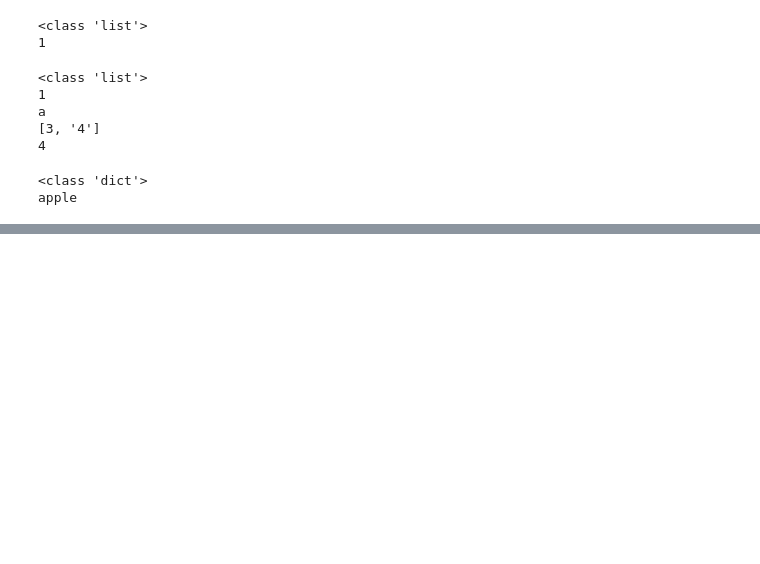
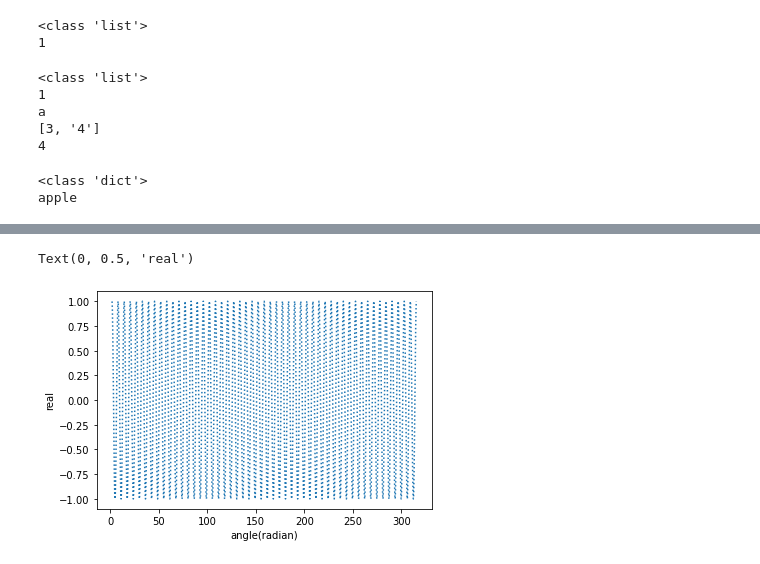
Before and after one commit to Junse0/-, a Jupyter notebook: merged.ipynb, the cells around one changed output, grey strips where cells are left out. Cells and saved outputs as stored; diff of their text form; code cells hidden in the pictures; blank space fills up the shorter version.

```diff
--- a/merged.ipynb
+++ b/merged.ipynb
@@ -45,0 +348,10 @@ apple
+# %%
+# x값에 theta가 들어간다면...
+plt.plot(theta, s, ':')   # x축, y축
+plt.xlabel('angle(radian)')
+plt.ylabel('real')
+# 이 그래프의 문제점 -> 현실적으로 몇 초인지 알 수 없음
+# 모양은 똑같이 보임(time의 첫번째 값 1/10000 theta의 첫번째 값 1/10000*2π*freq)
+# %% [output]
+Text(0, 0.5, 'real')
+[figure, added]
```
Also changed, not shown: parts of 180 cells of this notebook.
